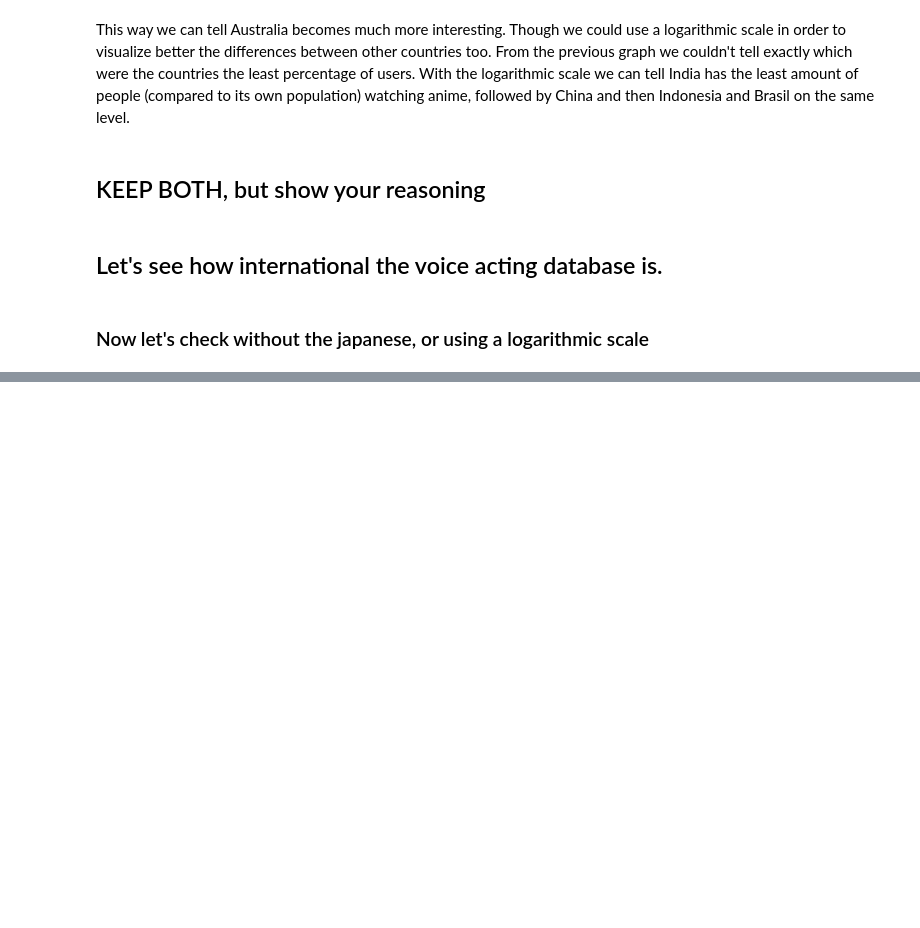
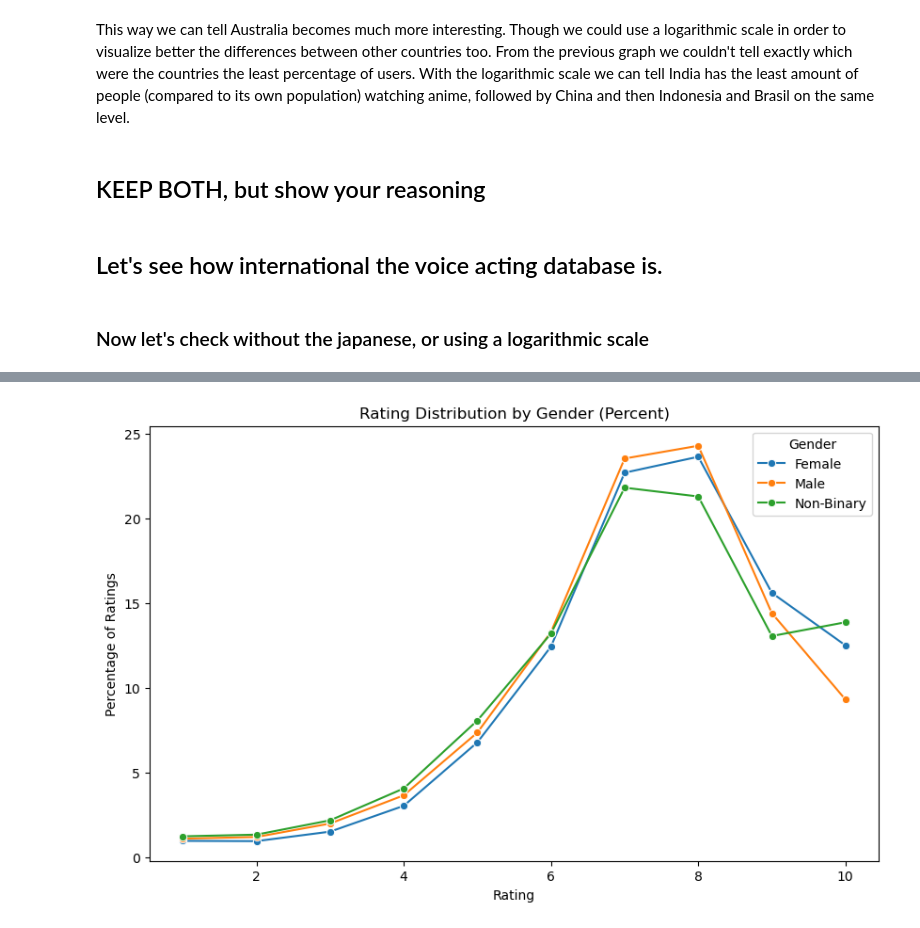
Before and after one commit to denis-budau/HCI-TWEB_2025-26, a Jupyter notebook: solution/PhilDataVisualization.ipynb, the cells around one changed output, grey strips where cells are left out. Cells and saved outputs as stored; diff of their text form; code cells hidden in the pictures; blank space fills up the shorter version.

Commit message:
Some tweaks and more plots+story

```diff
--- a/solution/PhilDataVisualization.ipynb
+++ b/solution/PhilDataVisualization.ipynb
@@ -506,0 +562,32 @@ fig.show()
+# %%
+counts = (
+    merged_df
+    .groupby(['gender','score'])
+    .size()
+    .reset_index(name='count')
+)
+
+# compute total ratings per gender
+totals = counts.groupby('gender')['count'].transform('sum')
+
+# create percent col
+counts['percent'] = counts['count'] / totals * 100
+
+rating_dist = counts
+
+plt.figure(figsize=(10,6))
+sns.lineplot(
+    data=rating_dist,
+    x='score',
+    y='percent',
+    hue='gender',
+    marker='o'
+)
+
+plt.title('Rating Distribution by Gender (Percent)')
+plt.xlabel('Rating')
+plt.ylabel('Percentage of Ratings')
+plt.legend(title='Gender')
+plt.show()
+# %% [output]
+[figure, added]
```
Also changed, not shown: parts of 14 cells of this notebook, 2 other files.
